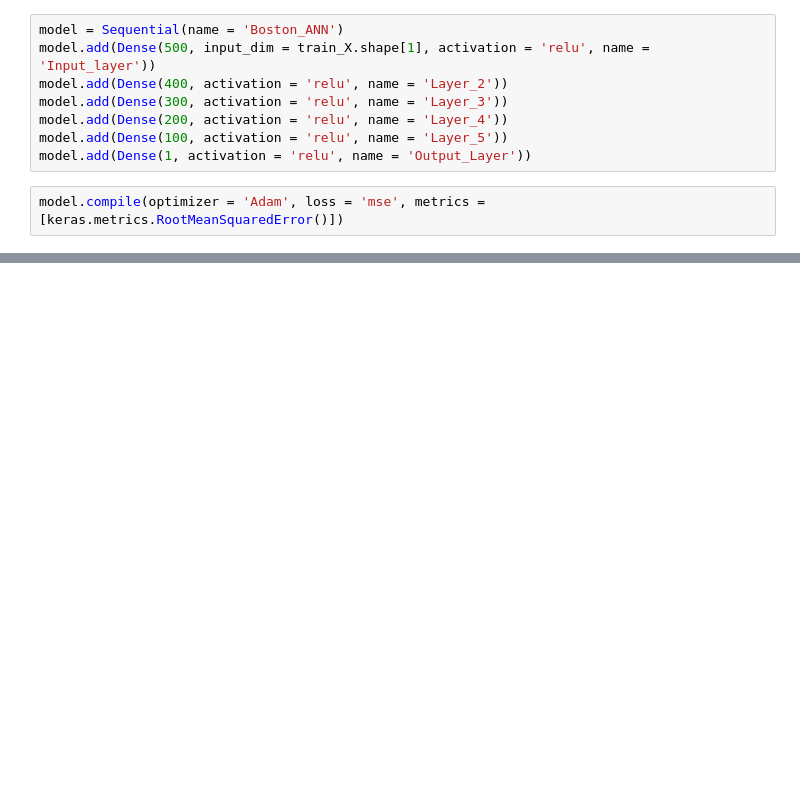
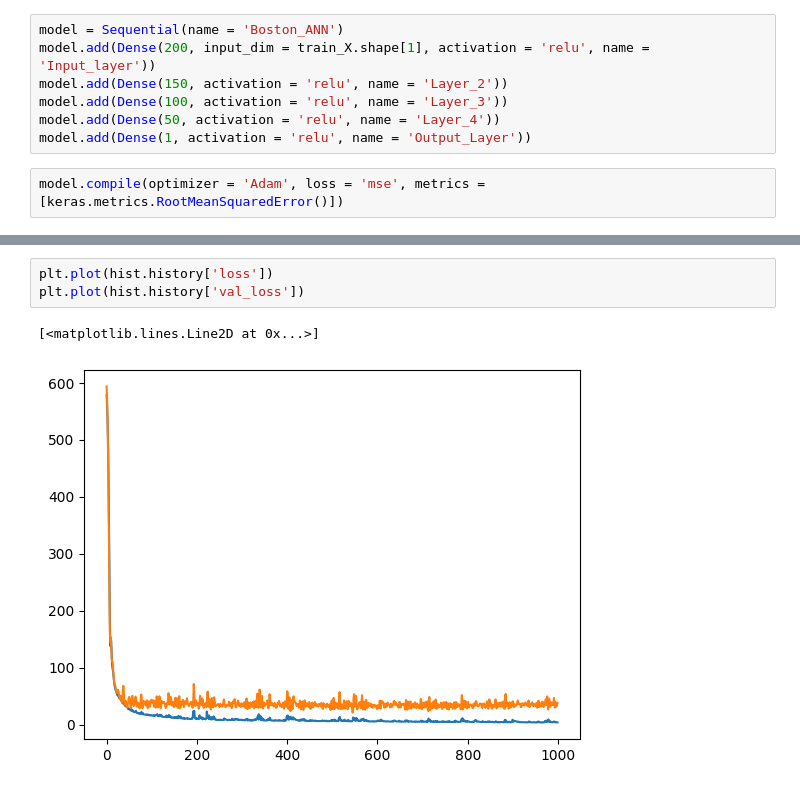
Before and after one commit to Abhijeet399/DS_PP_Classroom_14_OCT, a Jupyter notebook: Machine Learning/ANN_Boston.ipynb, the cells around one changed output, grey strips where cells are left out. Cells and saved outputs as stored; diff of their text form; blank space fills up the shorter version.

```diff
--- a/Machine Learning/ANN_Boston.ipynb
+++ b/Machine Learning/ANN_Boston.ipynb
@@ -25,11 +25,10 @@ from tensorflow.keras.layers import Dense
 from tensorflow.keras.models import Sequential
 # %%
 model = Sequential(name = 'Boston_ANN')
-model.add(Dense(500, input_dim = train_X.shape[1], activation = 'relu', name = 'Input_layer'))
-model.add(Dense(400, activation = 'relu', name = 'Layer_2'))
-model.add(Dense(300, activation = 'relu', name = 'Layer_3'))
-model.add(Dense(200, activation = 'relu', name = 'Layer_4'))
-model.add(Dense(100, activation = 'relu', name = 'Layer_5'))
+model.add(Dense(200, input_dim = train_X.shape[1], activation = 'relu', name = 'Input_layer'))
+model.add(Dense(150, activation = 'relu', name = 'Layer_2'))
+model.add(Dense(100, activation = 'relu', name = 'Layer_3'))
+model.add(Dense(50, activation = 'relu', name = 'Layer_4'))
 model.add(Dense(1, activation = 'relu', name = 'Output_Layer'))
 # %%
 model.compile(optimizer = 'Adam', loss = 'mse', metrics = [keras.metrics.RootMeanSquaredError()])
@@ -75,0 +127,6 @@ Epoch 1000/1000
+# %%
+plt.plot(hist.history['loss'])
+plt.plot(hist.history['val_loss'])
+# %% [output]
+[<matplotlib.lines.Line2D at 0x...>]
+[figure, added]
```
Also changed, not shown: parts of 7 cells of this notebook, 1 other file.
